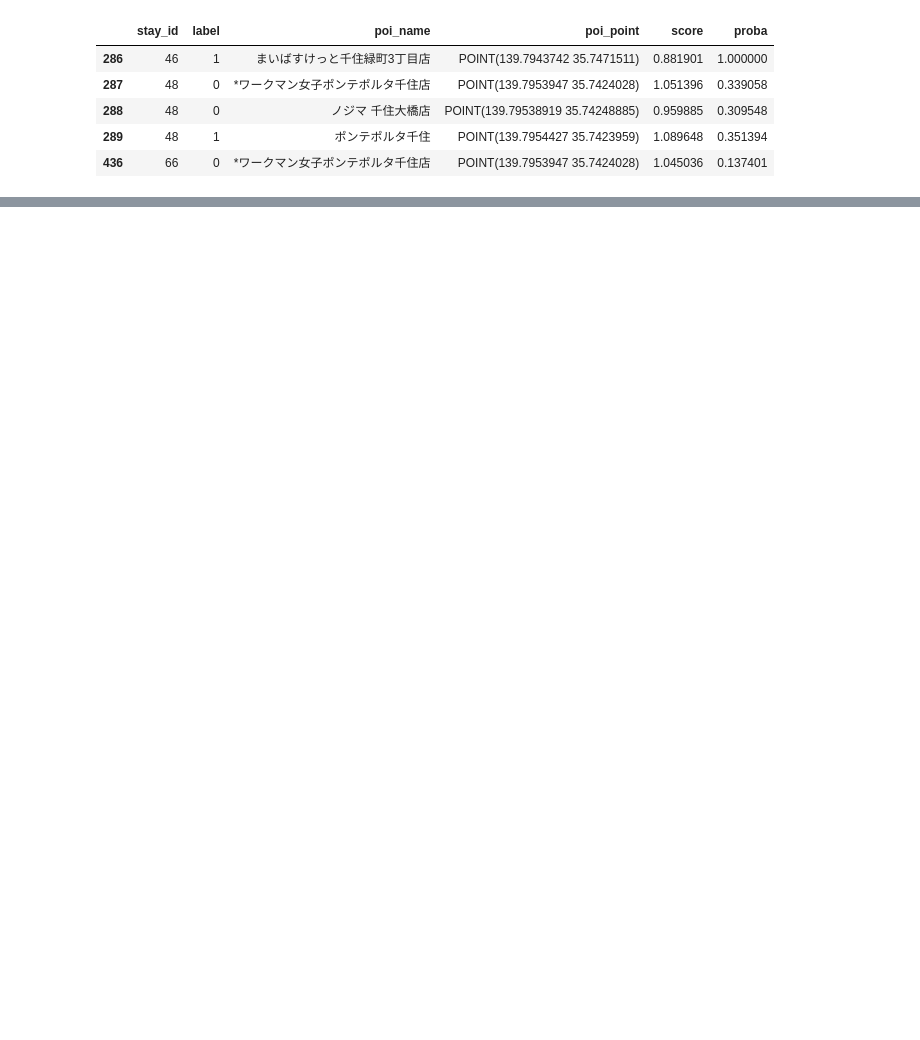
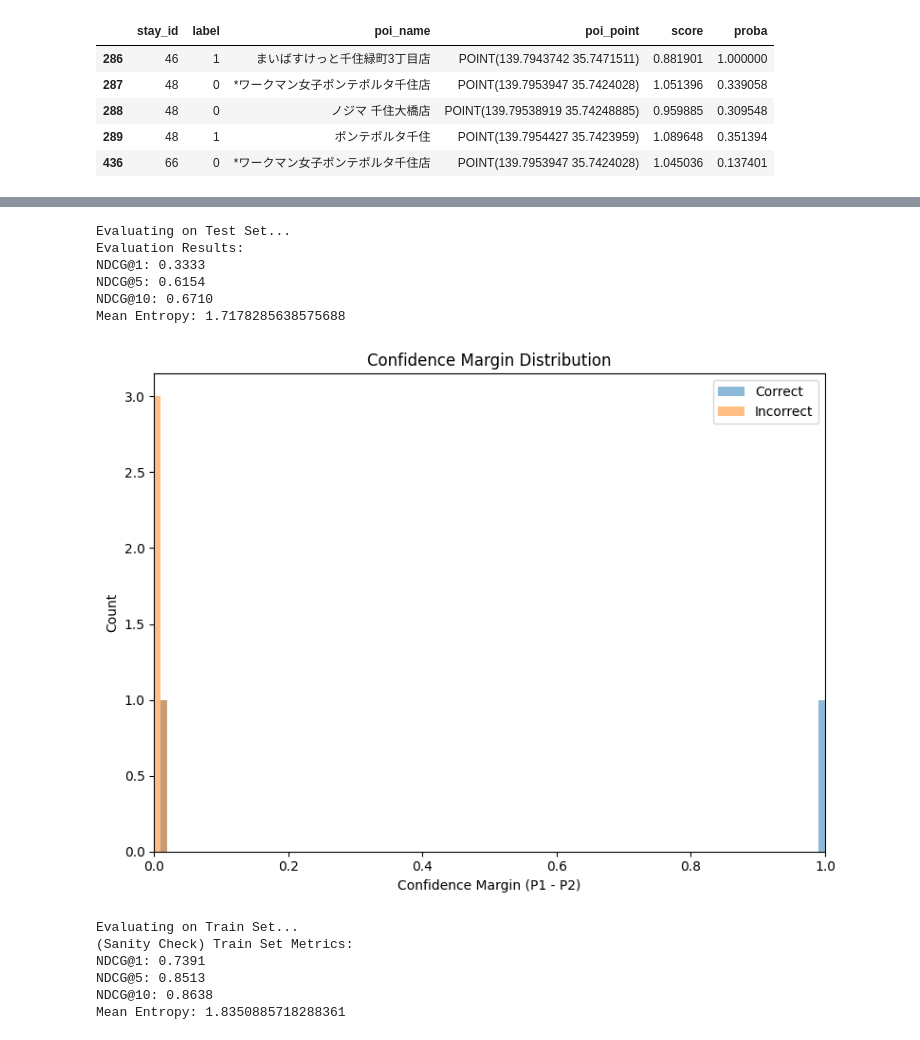
Before and after one commit to S-inoue6210/IVV-model, a Jupyter notebook: notebook01.ipynb, the cells around one changed output, grey strips where cells are left out. Cells and saved outputs as stored; diff of their text form; code cells hidden in the pictures; blank space fills up the shorter version.

```diff
--- a/notebook01.ipynb
+++ b/notebook01.ipynb
@@ -123,0 +126,47 @@ test_df_pred[['stay_id', 'label', 'poi_name', 'poi_point', 'score', 'proba']].he
+# %%
+# 予測結果の評価
+print("\nEvaluating on Test Set...")
+print("Evaluation Results:")
+
+# NDCG / MAP
+ndcg = calculate_ndcg(test_df_pred)
+for k, score in ndcg.items():
+    print(f"NDCG@{k}: {score:.4f}")
+
+# Entropy
+entropy_df, mean_entropy = calculate_entropy(test_df_pred)
+print("Mean Entropy:", mean_entropy)
+
+# Confidence Margin 可視化
+plot_confidence_margin(test_df_pred)
+
+
+
+# Sanity Check
+print("\nEvaluating on Train Set...")
+print("(Sanity Check) Train Set Metrics:")
+# NDCG / MAP
+ndcg = calculate_ndcg(train_df_pred)
+for k, score in ndcg.items():
+    print(f"NDCG@{k}: {score:.4f}")
+
+# Entropy
+entropy_df, mean_entropy = calculate_entropy(train_df_pred)
+print("Mean Entropy:", mean_entropy)
+
+# Confidence Margin 可視化
+plot_confidence_margin(train_df_pred)
+# %% [output]
+Evaluating on Test Set...
+Evaluation Results:
+NDCG@1: 0.3333
+NDCG@5: 0.6154
+NDCG@10: 0.6710
+Mean Entropy: 1.7178285638575688
+[figure, added]
+Evaluating on Train Set...
+(Sanity Check) Train Set Metrics:
+NDCG@1: 0.7391
+NDCG@5: 0.8513
+NDCG@10: 0.8638
+Mean Entropy: 1.8350885718288361
```
Also changed, not shown: parts of 7 cells of this notebook.
